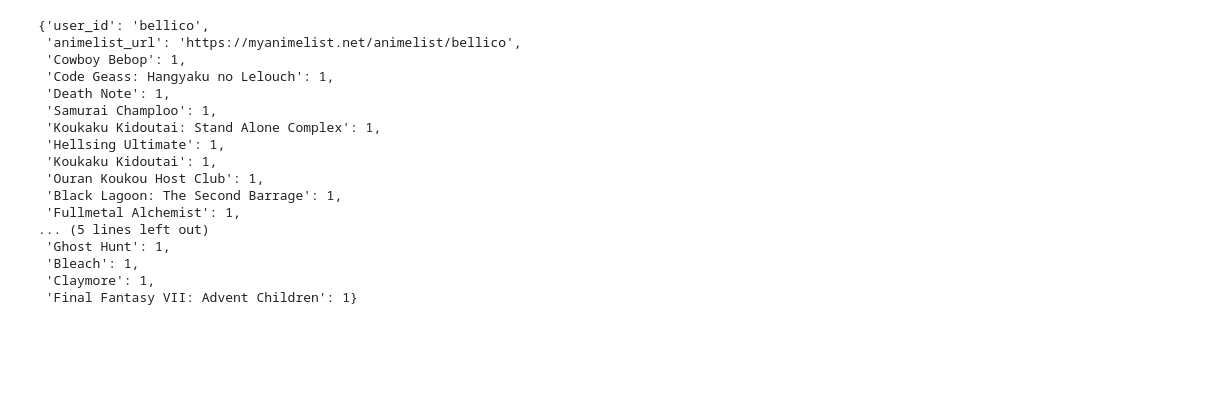
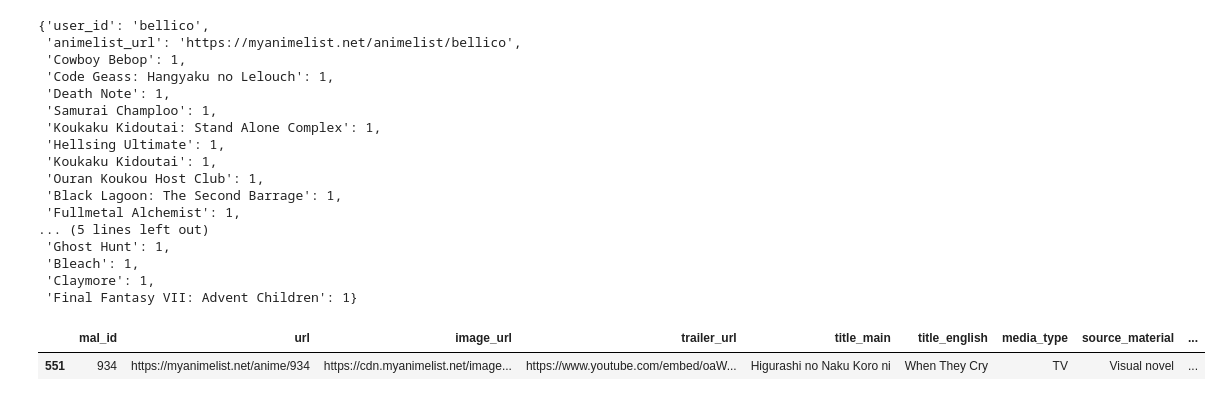
Before and after one commit to binh748/anime-recommender, a Jupyter notebook: notebooks/building_recommender.ipynb, the cells around one changed output. Cells and saved outputs as stored; diff of their text form; code cells hidden in the pictures; blank space fills up the shorter version.

```diff
--- a/notebooks/modeling.ipynb
+++ b/notebooks/building_recommender.ipynb
@@ -558,3 +558,8 @@ rec.get_user_anime_history('bellico', user_anime_history_df)
  'Bleach': 1,
  'Claymore': 1,
  'Final Fantasy VII: Advent Children': 1}
+# %%
+top_anime_df[top_anime_df.title_main == 'Higurashi no Naku Koro ni']
+# %% [output]
+|  | mal_id | url | image_url | trailer_url | title_main | title_english | media_type | source_material | ... |
+| 551 | 934 | https://myanimelist.net/anime/934 | https://cdn.myanimelist.net/image... | https://www.youtube.com/embed/oaW... | Higurashi no Naku Koro ni | When They Cry | TV | Visual novel | ... |
```
Also changed, not shown: parts of 13 cells of this notebook, 1 other file.
